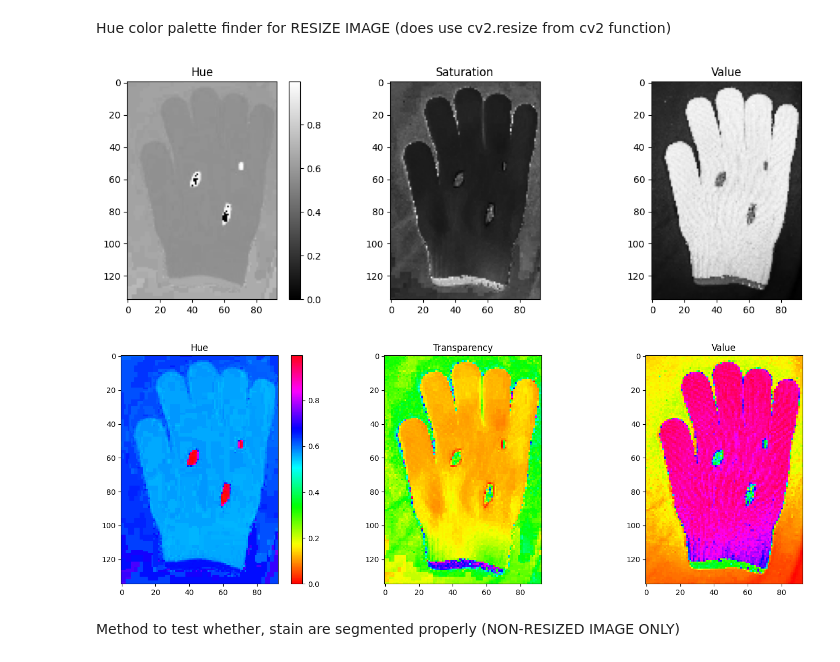
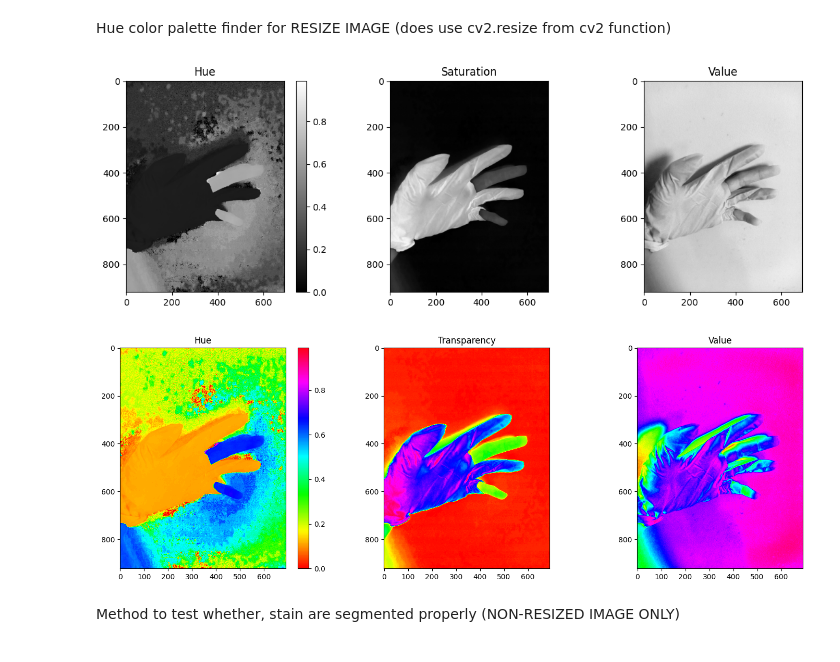
Before and after one commit to JJLee2910/Glove-Defect-Detection-System, a Jupyter notebook: tools/color_range_detector.ipynb, the cells around one changed output. Saved outputs shown, nothing was run; the diff lists cells and outputs as text; code cells hidden in the pictures.

Commit message:
updated the value on latex gloves segmentation

```diff
--- a/tools/color_range_detector.ipynb
+++ b/tools/color_range_detector.ipynb
@@ -54,36 +54,36 @@ def visualize_hsv_channels(image):
     fig, ax = plt.subplots(1, 3, figsize=(12, 4))
     channel_titles = ['Hue', 'Saturation', 'Value']
     for i, title in enumerate(channel_titles):
         ax[i].imshow(hsv_image[..., i], cmap='gray')
         ax[i].set_title(title)
 
     fig.colorbar(ax[0].imshow(hsv_image[..., 0], cmap='gray'))
     fig.tight_layout()
 
     plt.show()
 
 def visualize_hsv_colormap(image):
     hsv_image = rgb2hsv(image)
 
     fig, ax = plt.subplots(1, 3, figsize=(15, 5))
     channel_titles = ['Hue', 'Transparency', 'Value']
     for i, title in enumerate(channel_titles):
         ax[i].imshow(hsv_image[..., i], cmap='hsv')
         ax[i].set_title(title)
 
     fig.colorbar(ax[0].imshow(hsv_image[..., 0], cmap='hsv'))
     fig.tight_layout()
 
     plt.show()
 
 # Load the image and visualize the HSV channels
-image = cv.imread("C:\\Users\\jangj\\OneDrive\\Desktop\\Glove-Defect-Detection-System\\Images\Cloth\\CLOTH STAIN 1.jpg")
+image = cv.imread("C:\\Users\\jangj\\OneDrive\\Desktop\\Glove-Defect-Detection-System\\Images\\Latex\\missing_finger.jpg")
 new_img = cv.resize(image, None, fx=0.2, fy=0.2)
 visualize_hsv_channels(new_img)
 visualize_hsv_colormap(new_img)
 # %% [output]
-[figure, old version]
+[figure, new version]
-[figure, old version]
+[figure, new version]
 # %% [markdown]
 Method to test whether, stain are segmented properly (NON-RESIZED IMAGE ONLY)
 # %%
```
Also changed, not shown: parts of 1 cell of this notebook, 1 other file.
